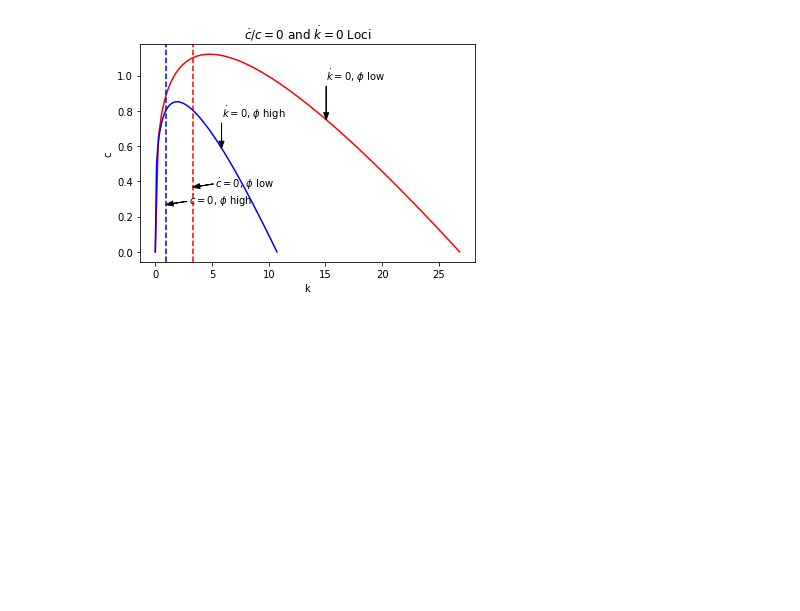
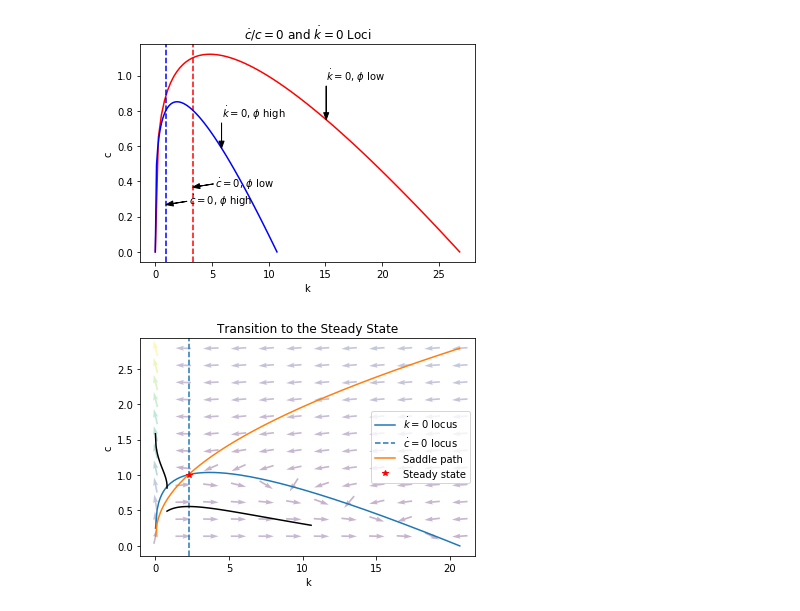
Before and after one commit to llorracc/Jupyter, a Jupyter notebook: notebooks/RamseyCassKoopmans.ipynb, the cells around one changed output. Drawn from its saved outputs; the diff is of its cells as text; code cells hidden in the pictures; blank space fills up the shorter version.

Commit message:
First attempt at Figure 2 from the lecture notes.

```diff
--- a/notebooks/RamseyCassKoopmans.ipynb
+++ b/notebooks/RamseyCassKoopmans.ipynb
@@ -148,7 +148,7 @@ class RCKmod:
         """
         return(self.output(k) - (self.phi + self.xi + self.delta)*k)
 
-    def phase_diagram(self, npoints = 200, arrows = False, n_arrows = 5):
+    def phase_diagram(self, npoints = 200, arrows = False, n_arrows = 5, labels = True, legend = True):
         """
         Plots the model's phase diagram.
         - npoints:  number of ticks in the k axis.
@@ -158,6 +158,9 @@ class RCKmod:
         """
 
         k = np.linspace(0.01,self.kmax,npoints)
+
+        # Create plot
+        plt.figure()
 
         # Plot k0 locus
         plt.plot(k,self.k0locus(k),label = '$\\dot{k}=0$ locus')
@@ -188,11 +191,12 @@ class RCKmod:
             plt.quiver(X, Y, dk, dc, M, pivot='mid', alpha = 0.3)
 
         # Labels
-        plt.title('Phase diagram and consumption rule\n(normalized by efficiency units)')
-        plt.xlabel('k')
-        plt.ylabel('c')
-        plt.legend()
-        plt.show()
+        if labels:
+            plt.title('Phase diagram and consumption rule\n(normalized by efficiency units)')
+            plt.xlabel('k')
+            plt.ylabel('c')
+        if legend:
+            plt.legend()
 
 
     def J_matrix(self,c,k):
@@ -477,3 +484,46 @@ plt.ylabel('c')
 plt.show()
 # %% [output]
 [figure]
+# %%
+# Figure 2
+npoints = 100
+
+# Create and solve model
+RCKmodExample = RCKmod(rho = 2,alpha = 0.3,theta = 0.02,xi = 0.01,
+                       delta = 0.08,phi = 0.03)
+RCKmodExample.solve()
+pd = RCKmodExample.phase_diagram(arrows= True, n_arrows = 12, labels = False)
+
+# Set initial k for off-path trajectories
+k0 = RCKmodExample.kss * 0.35
+
+# Find values of c: one too high, one too low
+c_high = RCKmodExample.cFunc(k0) * 1.25
+c_low = RCKmodExample.cFunc(k0) * 0.75
+init_cs = [c_low, c_high]
+
+# Trajectories with high consumption values become problematic much faster
+# than those with low consumption, thus, different time intervals are used
+t_final = [20,3.4602]
+
+for i in range(len(init_cs)):
+
+    # Create dynamic system for c and k
+    dck_dt = lambda ck, t : [RCKmodExample.dcdt(ck[0],ck[1]),
+                             RCKmodExample.dkdt(ck[0],ck[1])]
+
+    # Create time vector
+    t = np.linspace(0,t_final[i],npoints)
+
+    # Solve for c and k
+    ck = odeint(dck_dt, [init_cs[i], k0], t)
+
+    # Plot the trajectory in k-c space
+    plt.plot(ck[:,1], ck[:,0], 'k')
+
+plt.title('Transition to the Steady State')
+plt.xlabel('k')
+plt.ylabel('c')
+plt.show()
+# %% [output]
+[figure, added]
```
Also changed, not shown: parts of 3 cells of this notebook, 1 other file.
